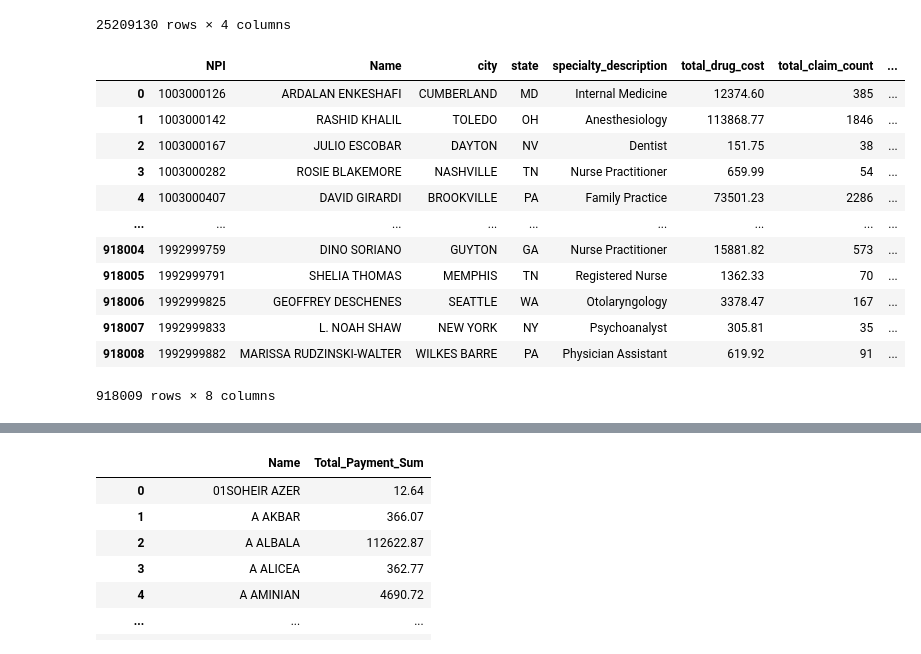
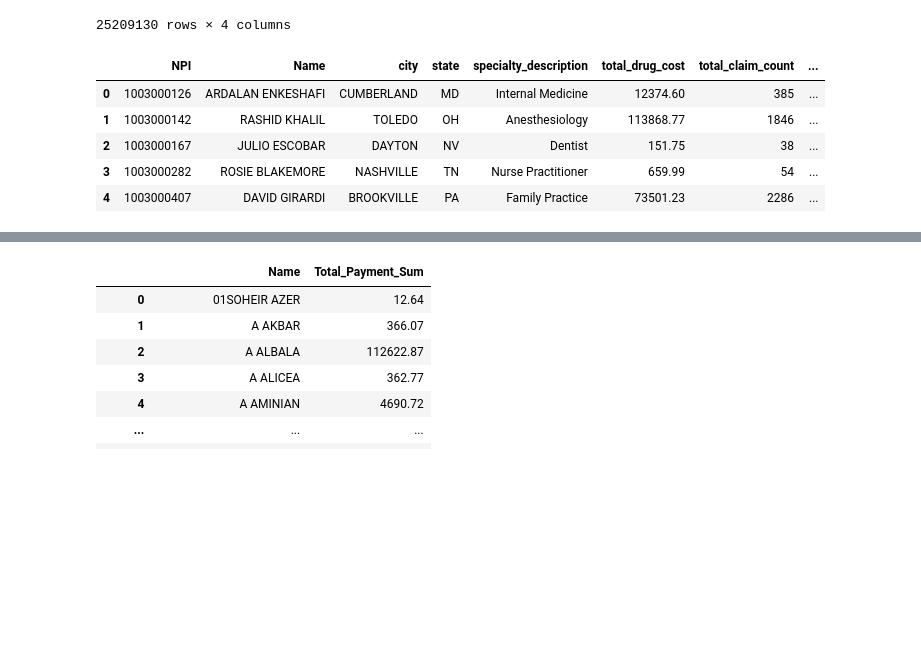
Before and after one commit to Umangi0705/GA-DSI-Medicare-fraud-detection-, a Jupyter notebook: final_data.ipynb, the cells around one changed output, grey strips where cells are left out. Saved outputs shown, nothing was run; the diff lists cells and outputs as text; code cells hidden in the pictures; blank space fills up the shorter version.

```diff
--- a/final_data.ipynb
+++ b/final_data.ipynb
@@ -212,18 +218,11 @@ num_data=num_data.reset_index()
 # %%
 data=pd.merge(cat_data,num_data,on="NPI")
 # %%
-data
+data.head()
 # %% [output]
 |  | NPI | Name | city | state | specialty_description | total_drug_cost | total_claim_count | ... |
 | 0 | 1003000126 | ARDALAN ENKESHAFI | CUMBERLAND | MD | Internal Medicine | 12374.60 | 385 | ... |
 | 1 | 1003000142 | RASHID KHALIL | TOLEDO | OH | Anesthesiology | 113868.77 | 1846 | ... |
 | 2 | 1003000167 | JULIO ESCOBAR | DAYTON | NV | Dentist | 151.75 | 38 | ... |
 | 3 | 1003000282 | ROSIE BLAKEMORE | NASHVILLE | TN | Nurse Practitioner | 659.99 | 54 | ... |
 | 4 | 1003000407 | DAVID GIRARDI | BROOKVILLE | PA | Family Practice | 73501.23 | 2286 | ... |
-| ... | ... | ... | ... | ... | ... | ... | ... | ... |
-| 918004 | 1992999759 | DINO SORIANO | GUYTON | GA | Nurse Practitioner | 15881.82 | 573 | ... |
-| 918005 | 1992999791 | SHELIA THOMAS | MEMPHIS | TN | Registered Nurse | 1362.33 | 70 | ... |
-| 918006 | 1992999825 | GEOFFREY DESCHENES | SEATTLE | WA | Otolaryngology | 3378.47 | 167 | ... |
-| 918007 | 1992999833 | L. NOAH SHAW | NEW YORK | NY | Psychoanalyst | 305.81 | 35 | ... |
-| 918008 | 1992999882 | MARISSA RUDZINSKI-WALTER | WILKES BARRE | PA | Physician Assistant | 619.92 | 91 | ... |
-918009 rows × 8 columns
```
Also changed, not shown: parts of 50 cells of this notebook, 9 other files.
